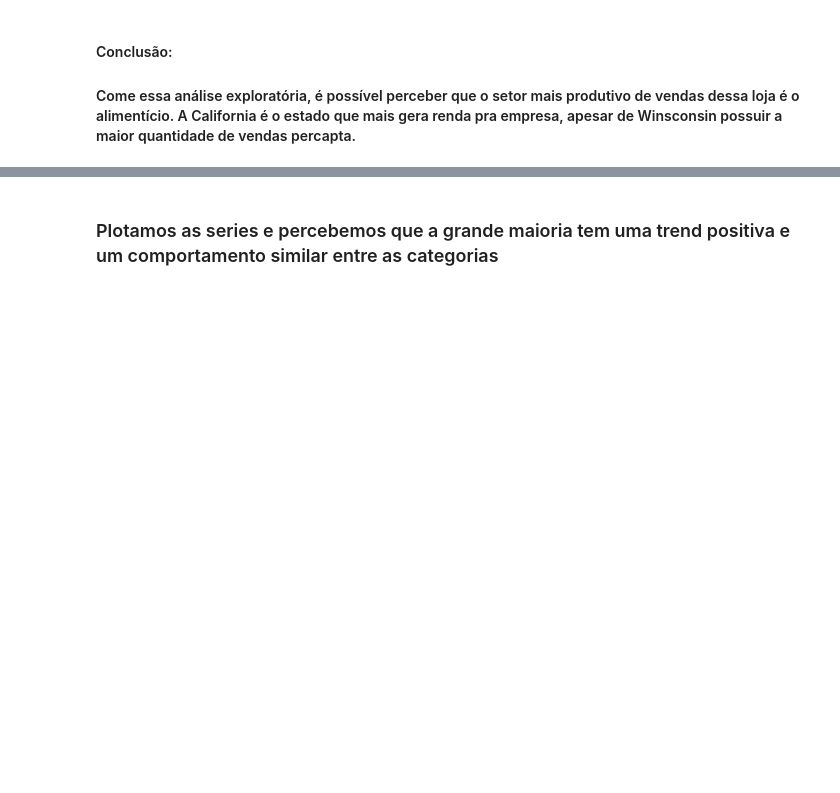
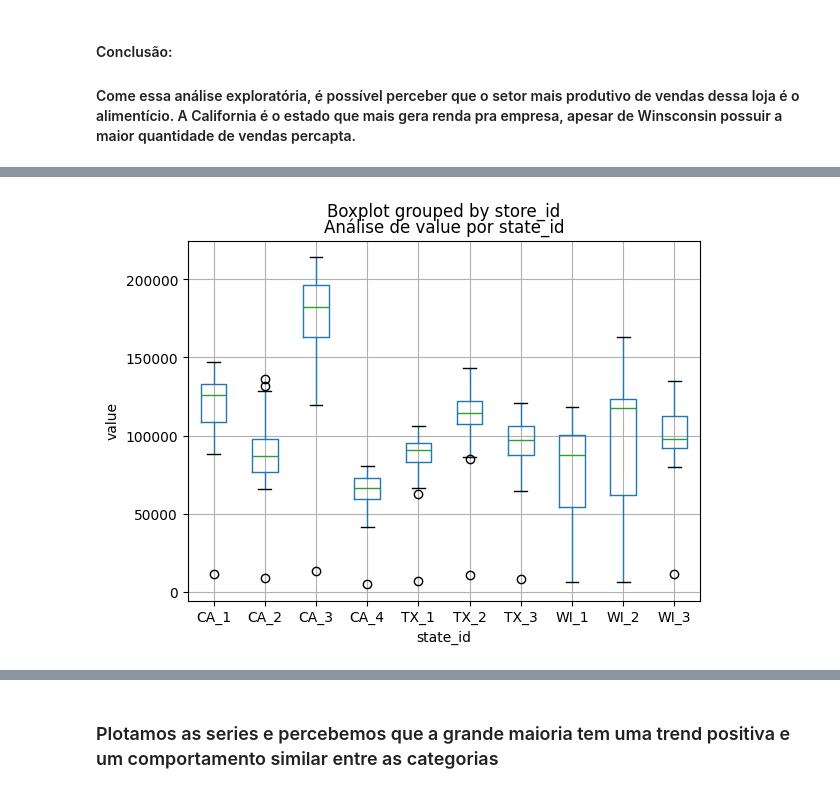
Before and after one commit to MateusVasc/Projeto-PET-Sauter, a Jupyter notebook: analise_exploratoria/analise_exploratoria.ipynb, the cells around one changed output, grey strips where cells are left out. Drawn from its saved outputs; the diff is of its cells as text; code cells hidden in the pictures; blank space fills up the shorter version.

```diff
--- a/analise_exploratoria/analise_exploratoria.ipynb
+++ b/analise_exploratoria/analise_exploratoria.ipynb
@@ -224,0 +261,4 @@ plt.show()
+# %%
+plot_box('store_id')
+# %% [output]
+[figure, added]
```
Also changed, not shown: parts of 7 cells of this notebook.
